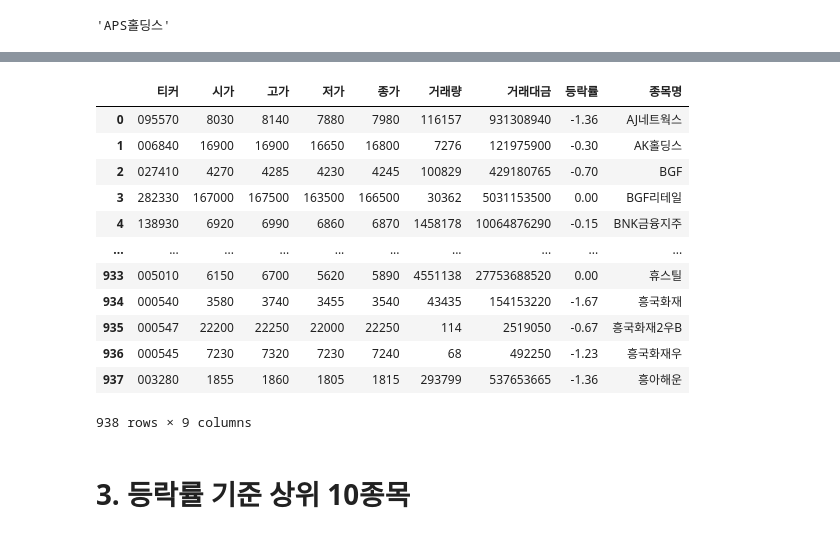
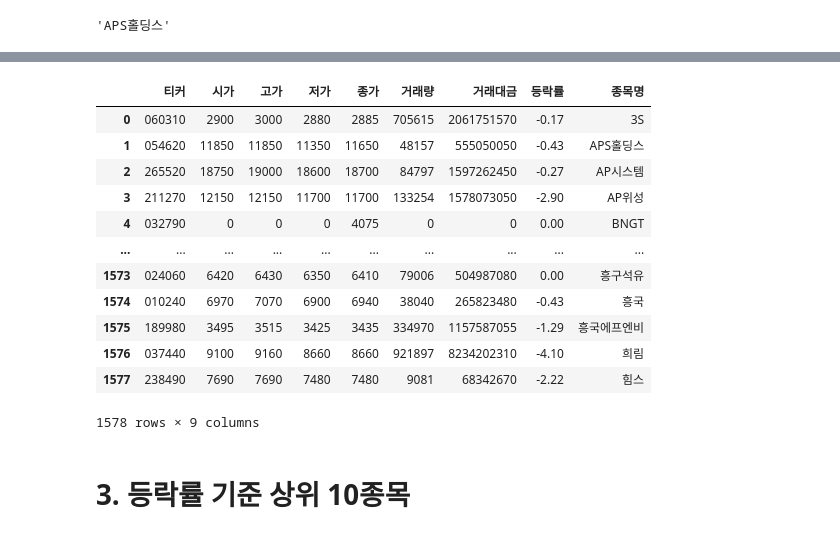
Before and after one commit to viva-lee/trading-backtesting, a Jupyter notebook: pykrx_example.ipynb, the cells around one changed output, grey strips where cells are left out. Cells and saved outputs as stored; diff of their text form; code cells hidden in the pictures.

```diff
--- a/pykrx_example.ipynb
+++ b/pykrx_example.ipynb
@@ -52,19 +73,21 @@ kospi_df["종목명"] = kospi_df["티커"].apply(lambda x: stock.get_market_tick
-# %%
-kospi_df
-# %% [output]
-|  | 티커 | 시가 | 고가 | 저가 | 종가 | 거래량 | 거래대금 | 등락률 | 종목명 |
-| 0 | 095570 | 8030 | 8140 | 7880 | 7980 | 116157 | 931308940 | -1.36 | AJ네트웍스 |
-| 1 | 006840 | 16900 | 16900 | 16650 | 16800 | 7276 | 121975900 | -0.30 | AK홀딩스 |
-| 2 | 027410 | 4270 | 4285 | 4230 | 4245 | 100829 | 429180765 | -0.70 | BGF |
-| 3 | 282330 | 167000 | 167500 | 163500 | 166500 | 30362 | 5031153500 | 0.00 | BGF리테일 |
-| 4 | 138930 | 6920 | 6990 | 6860 | 6870 | 1458178 | 10064876290 | -0.15 | BNK금융지주 |
-| ... | ... | ... | ... | ... | ... | ... | ... | ... | ... |
-| 933 | 005010 | 6150 | 6700 | 5620 | 5890 | 4551138 | 27753688520 | 0.00 | 휴스틸 |
-| 934 | 000540 | 3580 | 3740 | 3455 | 3540 | 43435 | 154153220 | -1.67 | 흥국화재 |
-| 935 | 000547 | 22200 | 22250 | 22000 | 22250 | 114 | 2519050 | -0.67 | 흥국화재2우B |
-| 936 | 000545 | 7230 | 7320 | 7230 | 7240 | 68 | 492250 | -1.23 | 흥국화재우 |
-| 937 | 003280 | 1855 | 1860 | 1805 | 1815 | 293799 | 537653665 | -1.36 | 흥아해운 |
-938 rows × 9 columns
+# %%
+kosdaq_df.reset_index(inplace=True)
+kosdaq_df["종목명"] = kosdaq_df["티커"].apply(lambda x: stock.get_market_ticker_name(x))
+kosdaq_df
+# %% [output]
+|  | 티커 | 시가 | 고가 | 저가 | 종가 | 거래량 | 거래대금 | 등락률 | 종목명 |
+| 0 | 060310 | 2900 | 3000 | 2880 | 2885 | 705615 | 2061751570 | -0.17 | 3S |
+| 1 | 054620 | 11850 | 11850 | 11350 | 11650 | 48157 | 555050050 | -0.43 | APS홀딩스 |
+| 2 | 265520 | 18750 | 19000 | 18600 | 18700 | 84797 | 1597262450 | -0.27 | AP시스템 |
+| 3 | 211270 | 12150 | 12150 | 11700 | 11700 | 133254 | 1578073050 | -2.90 | AP위성 |
+| 4 | 032790 | 0 | 0 | 0 | 4075 | 0 | 0 | 0.00 | BNGT |
+| ... | ... | ... | ... | ... | ... | ... | ... | ... | ... |
+| 1573 | 024060 | 6420 | 6430 | 6350 | 6410 | 79006 | 504987080 | 0.00 | 흥구석유 |
+| 1574 | 010240 | 6970 | 7070 | 6900 | 6940 | 38040 | 265823480 | -0.43 | 흥국 |
+| 1575 | 189980 | 3495 | 3515 | 3425 | 3435 | 334970 | 1157587055 | -1.29 | 흥국에프엔비 |
+| 1576 | 037440 | 9100 | 9160 | 8660 | 8660 | 921897 | 8234202310 | -4.10 | 희림 |
+| 1577 | 238490 | 7690 | 7690 | 7480 | 7480 | 9081 | 68342670 | -2.22 | 힘스 |
+1578 rows × 9 columns
 # %% [markdown]
 # 3. 등락률 기준 상위 10종목
 # %%
```
Also changed, not shown: parts of 10 cells of this notebook.
